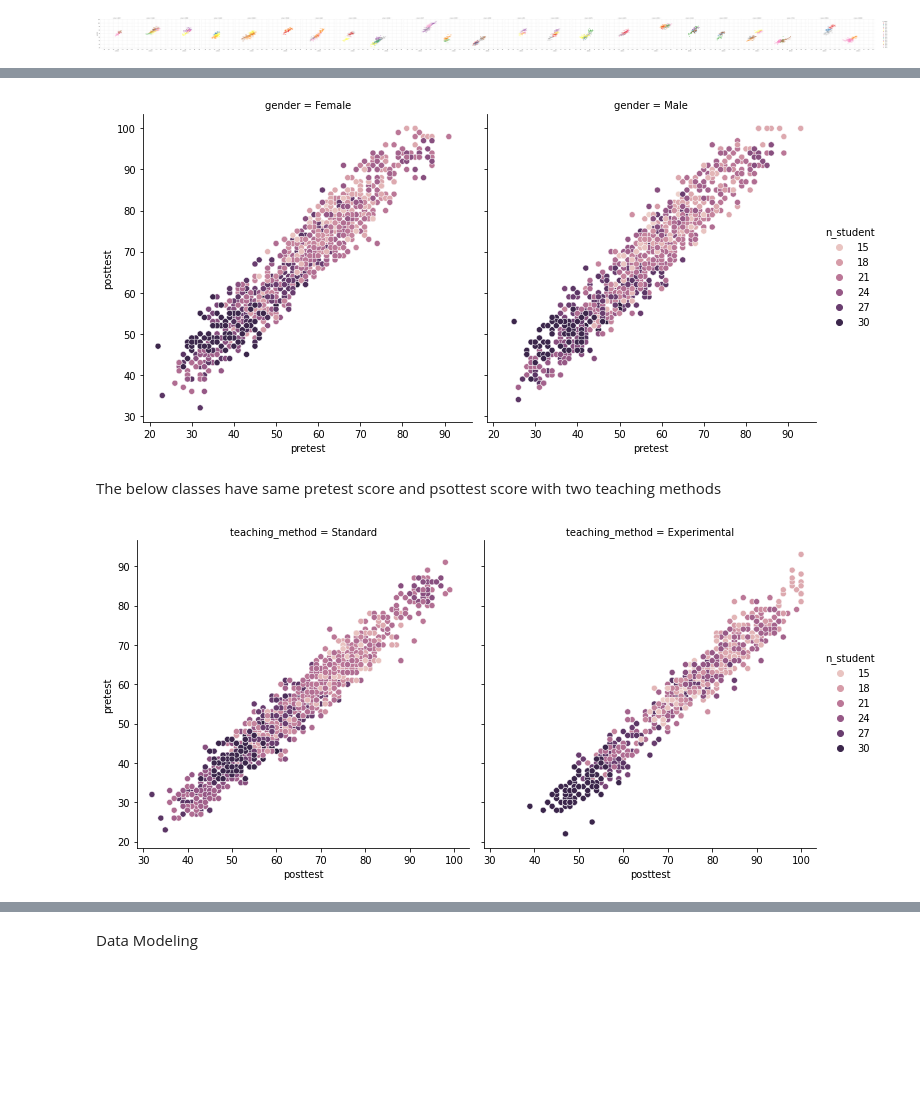
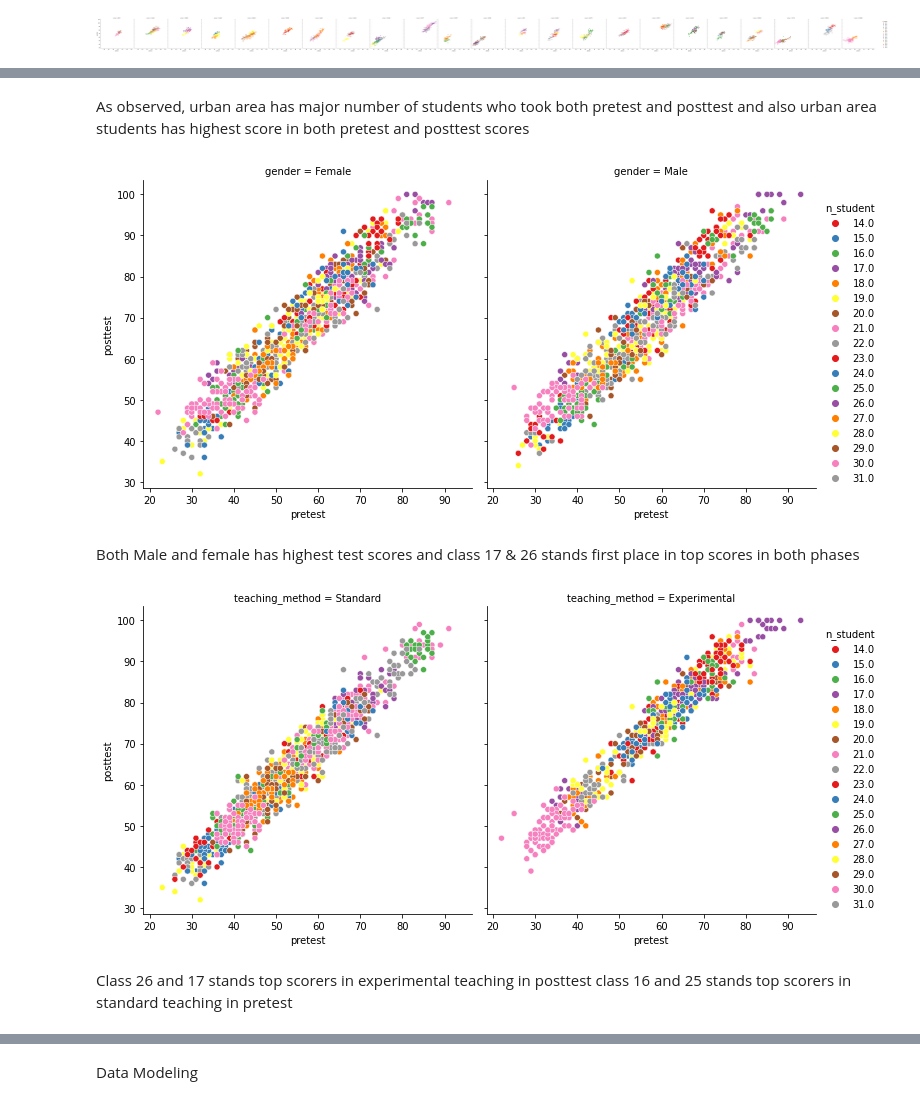
Before and after one commit to ram574/Galeto-Case-Study, a Jupyter notebook: test.ipynb, the cells around one changed output, grey strips where cells are left out. Saved outputs shown, nothing was run; the diff lists cells and outputs as text; code cells hidden in the pictures; blank space fills up the shorter version.

```diff
--- a/test.ipynb
+++ b/test.ipynb
@@ -253,10 +310,15 @@ sns.lmplot(x="pretest", y="posttest", hue="school_setting", col="n_student", dat
+# %% [markdown]
+As observed, urban area has major number of students who took both pretest and posttest and also urban area students has highest score in both pretest and posttest scores
 # %%
-sns.relplot(x="pretest", y="posttest", hue="n_student", col="gender", data=df);
+sns.relplot(x="pretest", y="posttest", hue="n_student", col="gender", data=df,  palette="Set1");
 # %% [output]
-[figure, old version]
+[figure, new version]
-# %% [markdown]
-The below classes have same pretest score and psottest score with two teaching methods
+# %% [markdown]
+Both Male and female has highest test scores and class 17 & 26 stands first place in top scores in both phases
 # %%
-sns.relplot(x="posttest", y="pretest", hue="n_student", col="teaching_method", ci=None, kind="scatter", data=df);
+sns.relplot(x="pretest", y="posttest", hue="n_student", col="teaching_method", ci=None, kind="scatter", data=df, palette="Set1");
 # %% [output]
-[figure, old version]
+[figure, new version]
+# %% [markdown]
+Class 26 and 17 stands top scorers in experimental teaching in posttest
+class 16 and 25 stands top scorers in standard teaching in pretest
```
Also changed, not shown: parts of 40 cells of this notebook.
